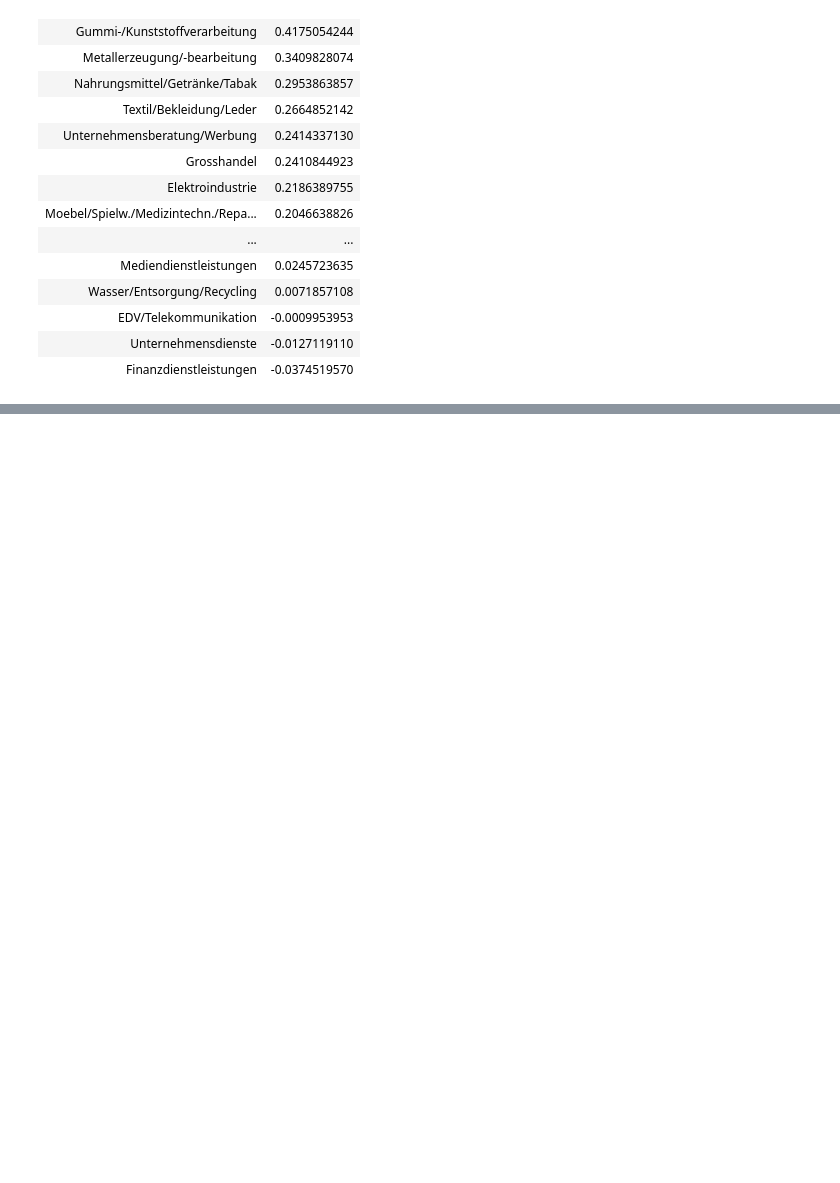
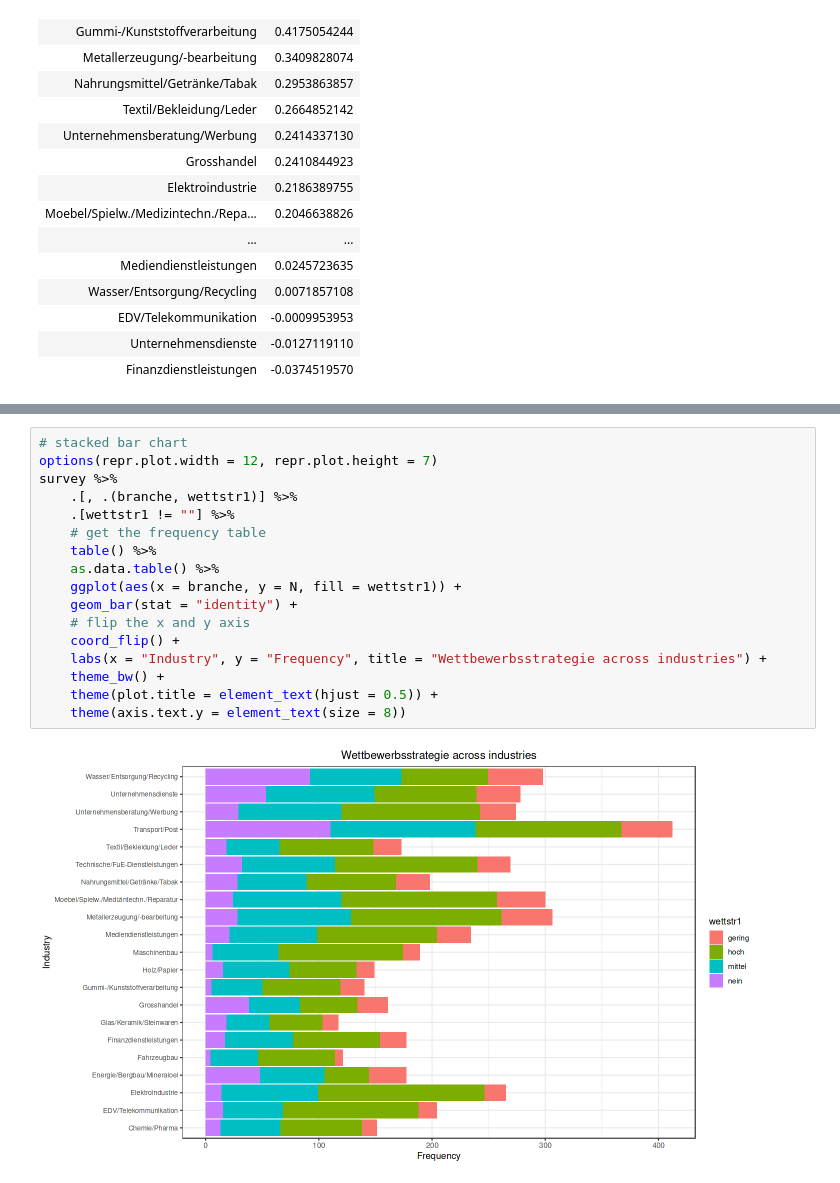
Before and after one commit to oceanumeric/data-science-go-small, a Jupyter notebook: Recap_03/recap_03.ipynb, the cells around one changed output, grey strips where cells are left out. Cells and saved outputs as stored; diff of their text form; blank space fills up the shorter version.

```diff
--- a/Recap_03/recap_03.ipynb
+++ b/Recap_03/recap_03.ipynb
@@ -359,0 +428,19 @@ A data.table: 21 × 2
+# %%
+# stacked bar chart
+options(repr.plot.width = 12, repr.plot.height = 7)
+survey %>%
+    .[, .(branche, wettstr1)] %>%
+    .[wettstr1 != ""] %>%
+    # get the frequency table
+    table() %>%
+    as.data.table() %>%
+    ggplot(aes(x = branche, y = N, fill = wettstr1)) +
+    geom_bar(stat = "identity") +
+    # flip the x and y axis
+    coord_flip() +
+    labs(x = "Industry", y = "Frequency", title = "Wettbewerbsstrategie across industries") +
+    theme_bw() +
+    theme(plot.title = element_text(hjust = 0.5)) +
+    theme(axis.text.y = element_text(size = 8))
+# %% [output]
+[figure, added]
```
Also changed, not shown: parts of 21 cells of this notebook, 1 other file.
